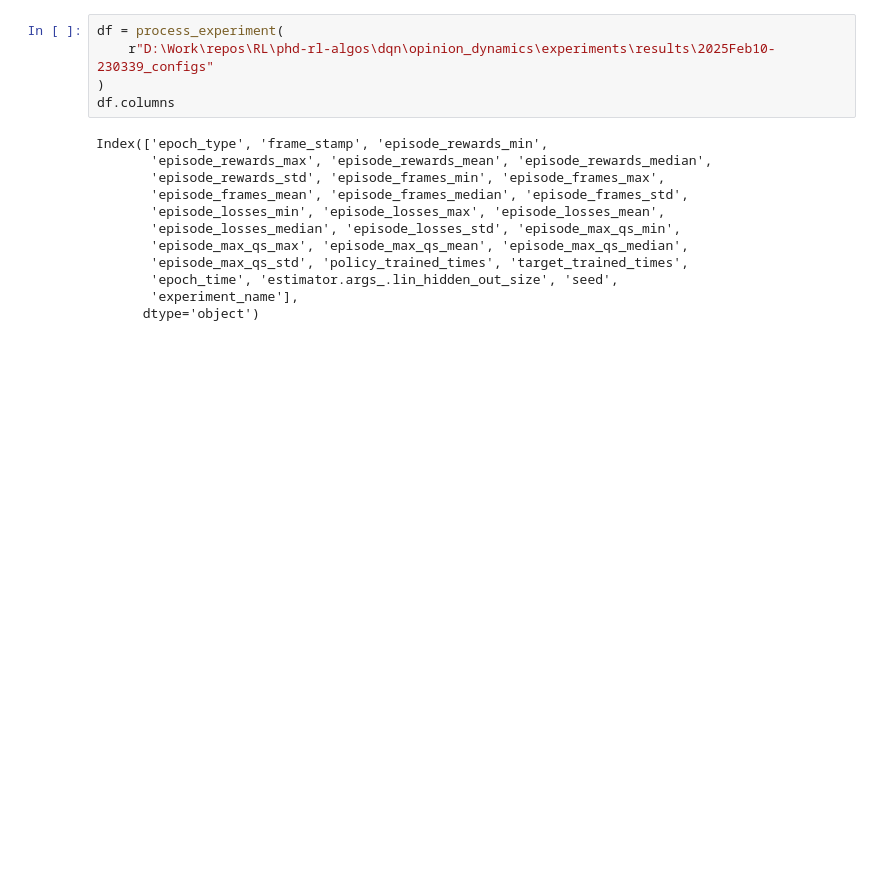
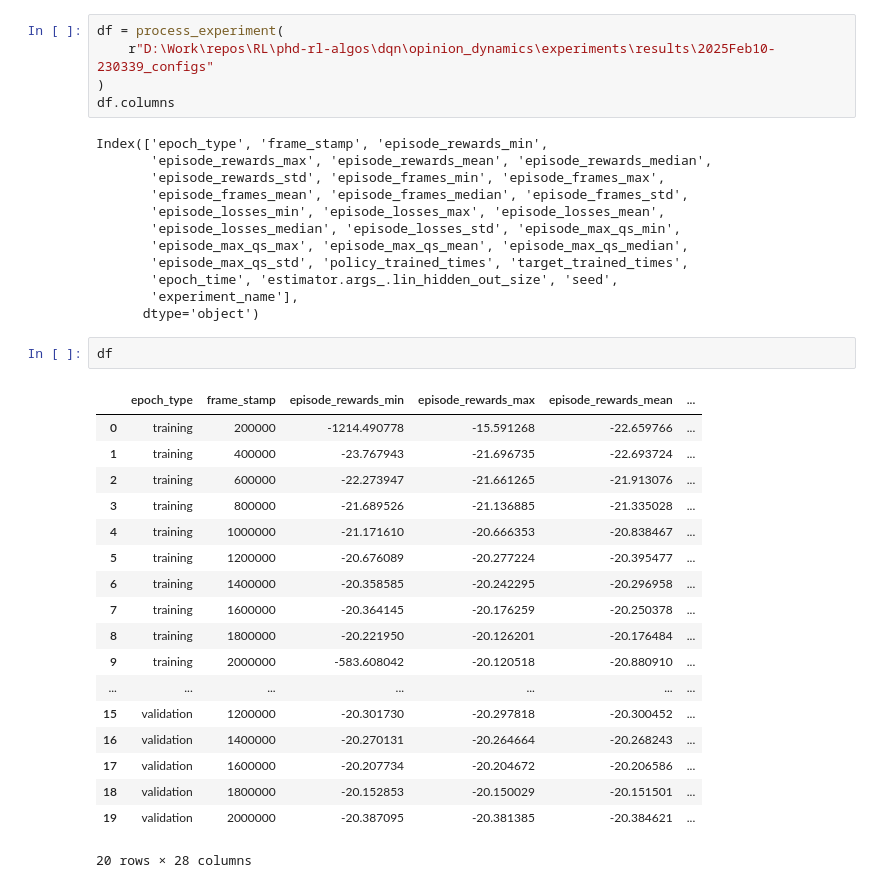
Before and after one commit to mariusdgm/phd-rl-algos, a Jupyter notebook: dqn/opinion_dynamics/experiments/inspect_results.ipynb, the cells around one changed output. Saved outputs shown, nothing was run; the diff lists cells and outputs as text; blank space fills up the shorter version.

```diff
--- a/dqn/opinion_dynamics/experiments/inspect_results.ipynb
+++ b/dqn/opinion_dynamics/experiments/inspect_results.ipynb
@@ -136,3 +136,24 @@ Index(['epoch_type', 'frame_stamp', 'episode_rewards_min',
        'epoch_time', 'estimator.args_.lin_hidden_out_size', 'seed',
        'experiment_name'],
       dtype='object')
+# %%
+df
+# %% [output]
+|  | epoch_type | frame_stamp | episode_rewards_min | episode_rewards_max | episode_rewards_mean | ... |
+| 0 | training | 200000 | -1214.490778 | -15.591268 | -22.659766 | ... |
+| 1 | training | 400000 | -23.767943 | -21.696735 | -22.693724 | ... |
+| 2 | training | 600000 | -22.273947 | -21.661265 | -21.913076 | ... |
+| 3 | training | 800000 | -21.689526 | -21.136885 | -21.335028 | ... |
+| 4 | training | 1000000 | -21.171610 | -20.666353 | -20.838467 | ... |
+| 5 | training | 1200000 | -20.676089 | -20.277224 | -20.395477 | ... |
+| 6 | training | 1400000 | -20.358585 | -20.242295 | -20.296958 | ... |
+| 7 | training | 1600000 | -20.364145 | -20.176259 | -20.250378 | ... |
+| 8 | training | 1800000 | -20.221950 | -20.126201 | -20.176484 | ... |
+| 9 | training | 2000000 | -583.608042 | -20.120518 | -20.880910 | ... |
+| ... | ... | ... | ... | ... | ... | ... |
+| 15 | validation | 1200000 | -20.301730 | -20.297818 | -20.300452 | ... |
+| 16 | validation | 1400000 | -20.270131 | -20.264664 | -20.268243 | ... |
+| 17 | validation | 1600000 | -20.207734 | -20.204672 | -20.206586 | ... |
+| 18 | validation | 1800000 | -20.152853 | -20.150029 | -20.151501 | ... |
+| 19 | validation | 2000000 | -20.387095 | -20.381385 | -20.384621 | ... |
+20 rows × 28 columns
```
Also changed, not shown: parts of 2 cells of this notebook, 4 other files.
